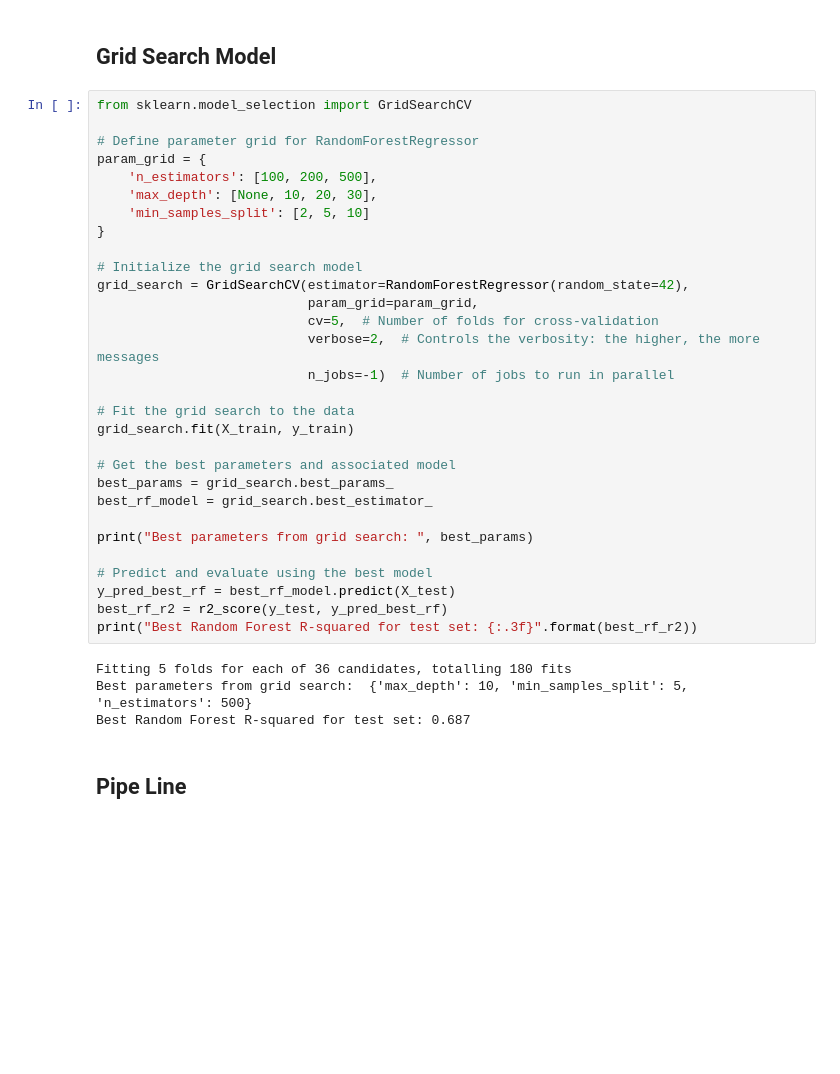
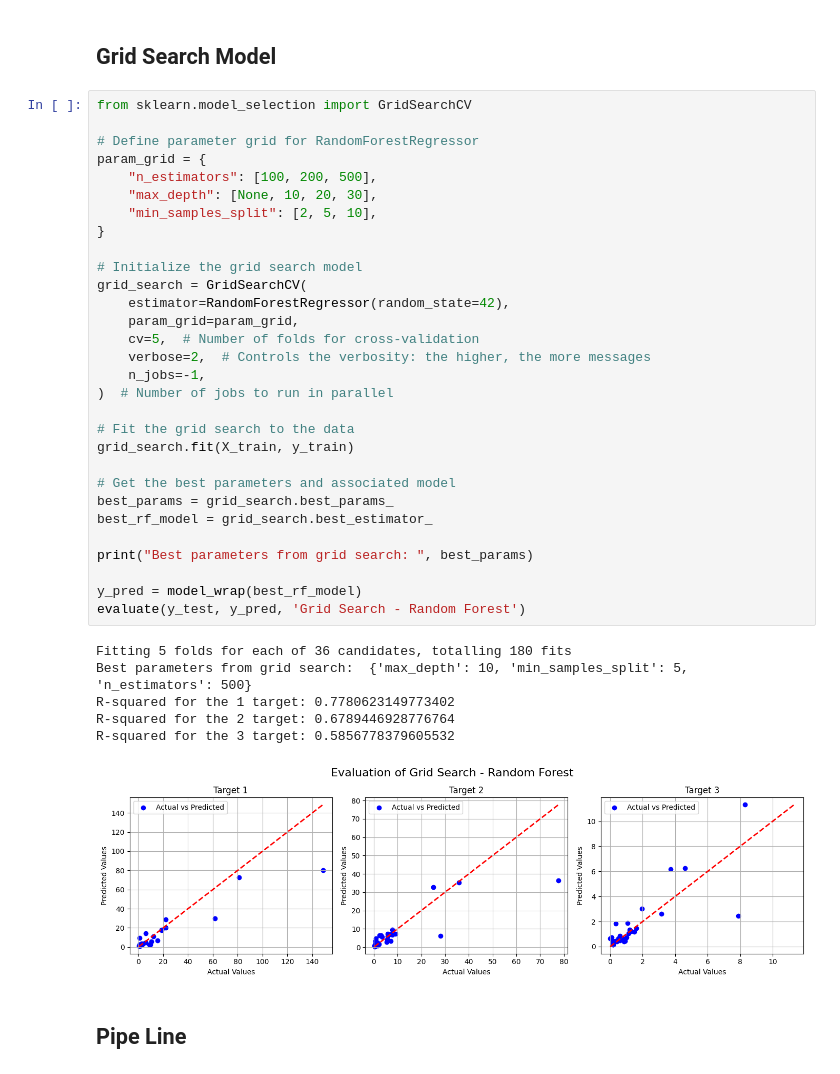
Before and after one commit to jld224/BananaIndex, a Jupyter notebook: BananaIndex.ipynb, the cells around one changed output. Drawn from its saved outputs; the diff is of its cells as text; blank space fills up the shorter version.

```diff
--- a/BananaIndex.ipynb
+++ b/BananaIndex.ipynb
@@ -118,37 +107,40 @@ Random Forest R-squared for test set: 0.727
 # %%
 from sklearn.model_selection import GridSearchCV
 
 # Define parameter grid for RandomForestRegressor
 param_grid = {
-    'n_estimators': [100, 200, 500],
-    'max_depth': [None, 10, 20, 30],
-    'min_samples_split': [2, 5, 10]
+    "n_estimators": [100, 200, 500],
+    "max_depth": [None, 10, 20, 30],
+    "min_samples_split": [2, 5, 10],
 }
 
 # Initialize the grid search model
-grid_search = GridSearchCV(estimator=RandomForestRegressor(random_state=42),
-                           param_grid=param_grid,
-                           cv=5,  # Number of folds for cross-validation
-                           verbose=2,  # Controls the verbosity: the higher, the more messages
-                           n_jobs=-1)  # Number of jobs to run in parallel
+grid_search = GridSearchCV(
+    estimator=RandomForestRegressor(random_state=42),
+    param_grid=param_grid,
+    cv=5,  # Number of folds for cross-validation
+    verbose=2,  # Controls the verbosity: the higher, the more messages
+    n_jobs=-1,
+)  # Number of jobs to run in parallel
 
 # Fit the grid search to the data
 grid_search.fit(X_train, y_train)
 
 # Get the best parameters and associated model
 best_params = grid_search.best_params_
 best_rf_model = grid_search.best_estimator_
 
 print("Best parameters from grid search: ", best_params)
 
-# Predict and evaluate using the best model
-y_pred_best_rf = best_rf_model.predict(X_test)
-best_rf_r2 = r2_score(y_test, y_pred_best_rf)
-print("Best Random Forest R-squared for test set: {:.3f}".format(best_rf_r2))
+y_pred = model_wrap(best_rf_model)
+evaluate(y_test, y_pred, 'Grid Search - Random Forest')
 # %% [output]
 Fitting 5 folds for each of 36 candidates, totalling 180 fits
 Best parameters from grid search:  {'max_depth': 10, 'min_samples_split': 5, 'n_estimators': 500}
-Best Random Forest R-squared for test set: 0.687
+R-squared for the 1 target: 0.7780623149773402
+R-squared for the 2 target: 0.6789446928776764
+R-squared for the 3 target: 0.5856778379605532
+[figure, added]
 # %% [markdown]
 ## Pipe Line
 # %%
```
Also changed, not shown: parts of 14 cells of this notebook.
